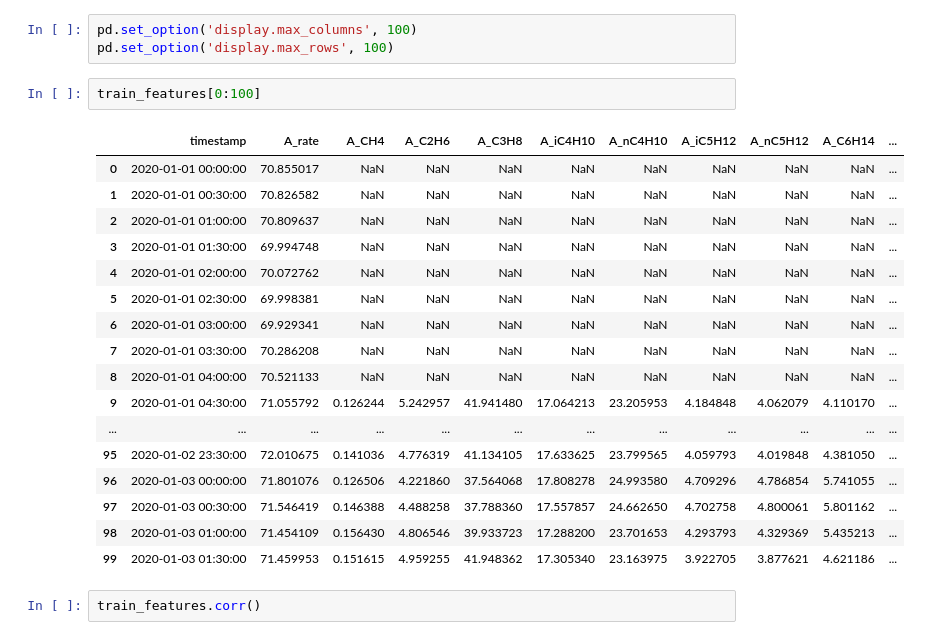
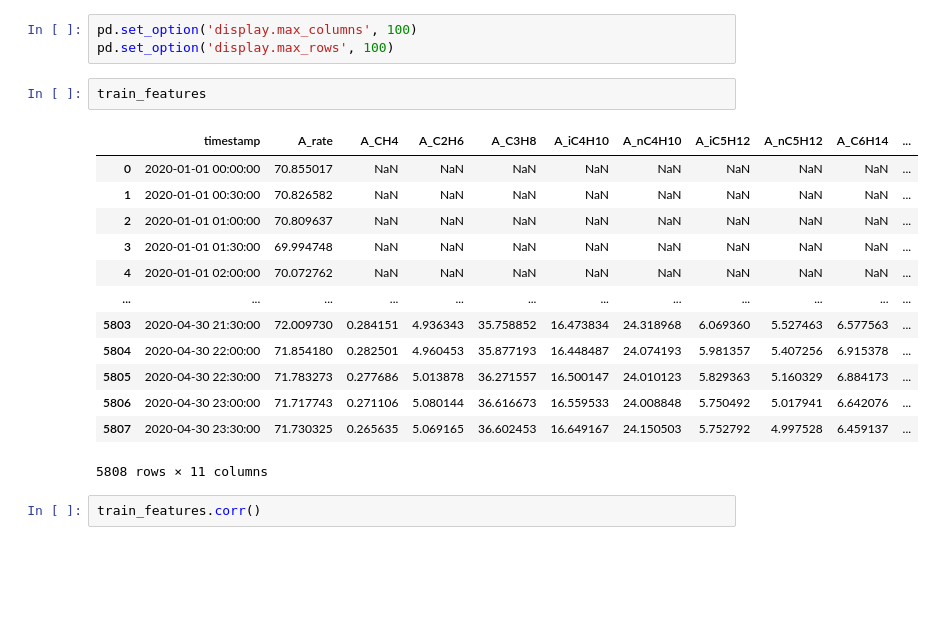
Before and after one commit to Ushuiski/Sibur-Challenge-2020, a Jupyter notebook: SiburChallenge2020.ipynb, the cells around one changed output. Cells and saved outputs as stored; diff of their text form; blank space fills up the shorter version.

```diff
--- a/SiburChallenge2020.ipynb
+++ b/SiburChallenge2020.ipynb
@@ -37,25 +37,21 @@ train_target = pd.read_csv('train_targets.csv', header = 0, sep = ',')
 pd.set_option('display.max_columns', 100)
 pd.set_option('display.max_rows', 100)
 # %%
-train_features[0:100]
+train_features
 # %% [output]
 |  | timestamp | A_rate | A_CH4 | A_C2H6 | A_C3H8 | A_iC4H10 | A_nC4H10 | A_iC5H12 | A_nC5H12 | A_C6H14 | ... |
 | 0 | 2020-01-01 00:00:00 | 70.855017 | NaN | NaN | NaN | NaN | NaN | NaN | NaN | NaN | ... |
 | 1 | 2020-01-01 00:30:00 | 70.826582 | NaN | NaN | NaN | NaN | NaN | NaN | NaN | NaN | ... |
 | 2 | 2020-01-01 01:00:00 | 70.809637 | NaN | NaN | NaN | NaN | NaN | NaN | NaN | NaN | ... |
 | 3 | 2020-01-01 01:30:00 | 69.994748 | NaN | NaN | NaN | NaN | NaN | NaN | NaN | NaN | ... |
 | 4 | 2020-01-01 02:00:00 | 70.072762 | NaN | NaN | NaN | NaN | NaN | NaN | NaN | NaN | ... |
-| 5 | 2020-01-01 02:30:00 | 69.998381 | NaN | NaN | NaN | NaN | NaN | NaN | NaN | NaN | ... |
-| 6 | 2020-01-01 03:00:00 | 69.929341 | NaN | NaN | NaN | NaN | NaN | NaN | NaN | NaN | ... |
-| 7 | 2020-01-01 03:30:00 | 70.286208 | NaN | NaN | NaN | NaN | NaN | NaN | NaN | NaN | ... |
-| 8 | 2020-01-01 04:00:00 | 70.521133 | NaN | NaN | NaN | NaN | NaN | NaN | NaN | NaN | ... |
-| 9 | 2020-01-01 04:30:00 | 71.055792 | 0.126244 | 5.242957 | 41.941480 | 17.064213 | 23.205953 | 4.184848 | 4.062079 | 4.110170 | ... |
 | ... | ... | ... | ... | ... | ... | ... | ... | ... | ... | ... | ... |
-| 95 | 2020-01-02 23:30:00 | 72.010675 | 0.141036 | 4.776319 | 41.134105 | 17.633625 | 23.799565 | 4.059793 | 4.019848 | 4.381050 | ... |
-| 96 | 2020-01-03 00:00:00 | 71.801076 | 0.126506 | 4.221860 | 37.564068 | 17.808278 | 24.993580 | 4.709296 | 4.786854 | 5.741055 | ... |
-| 97 | 2020-01-03 00:30:00 | 71.546419 | 0.146388 | 4.488258 | 37.788360 | 17.557857 | 24.662650 | 4.702758 | 4.800061 | 5.801162 | ... |
-| 98 | 2020-01-03 01:00:00 | 71.454109 | 0.156430 | 4.806546 | 39.933723 | 17.288200 | 23.701653 | 4.293793 | 4.329369 | 5.435213 | ... |
-| 99 | 2020-01-03 01:30:00 | 71.459953 | 0.151615 | 4.959255 | 41.948362 | 17.305340 | 23.163975 | 3.922705 | 3.877621 | 4.621186 | ... |
+| 5803 | 2020-04-30 21:30:00 | 72.009730 | 0.284151 | 4.936343 | 35.758852 | 16.473834 | 24.318968 | 6.069360 | 5.527463 | 6.577563 | ... |
+| 5804 | 2020-04-30 22:00:00 | 71.854180 | 0.282501 | 4.960453 | 35.877193 | 16.448487 | 24.074193 | 5.981357 | 5.407256 | 6.915378 | ... |
+| 5805 | 2020-04-30 22:30:00 | 71.783273 | 0.277686 | 5.013878 | 36.271557 | 16.500147 | 24.010123 | 5.829363 | 5.160329 | 6.884173 | ... |
+| 5806 | 2020-04-30 23:00:00 | 71.717743 | 0.271106 | 5.080144 | 36.616673 | 16.559533 | 24.008848 | 5.750492 | 5.017941 | 6.642076 | ... |
+| 5807 | 2020-04-30 23:30:00 | 71.730325 | 0.265635 | 5.069165 | 36.602453 | 16.649167 | 24.150503 | 5.752792 | 4.997528 | 6.459137 | ... |
+5808 rows × 11 columns
 # %%
 train_features.corr()
 # %% [output]
```
Also changed, not shown: parts of 2 cells of this notebook.
